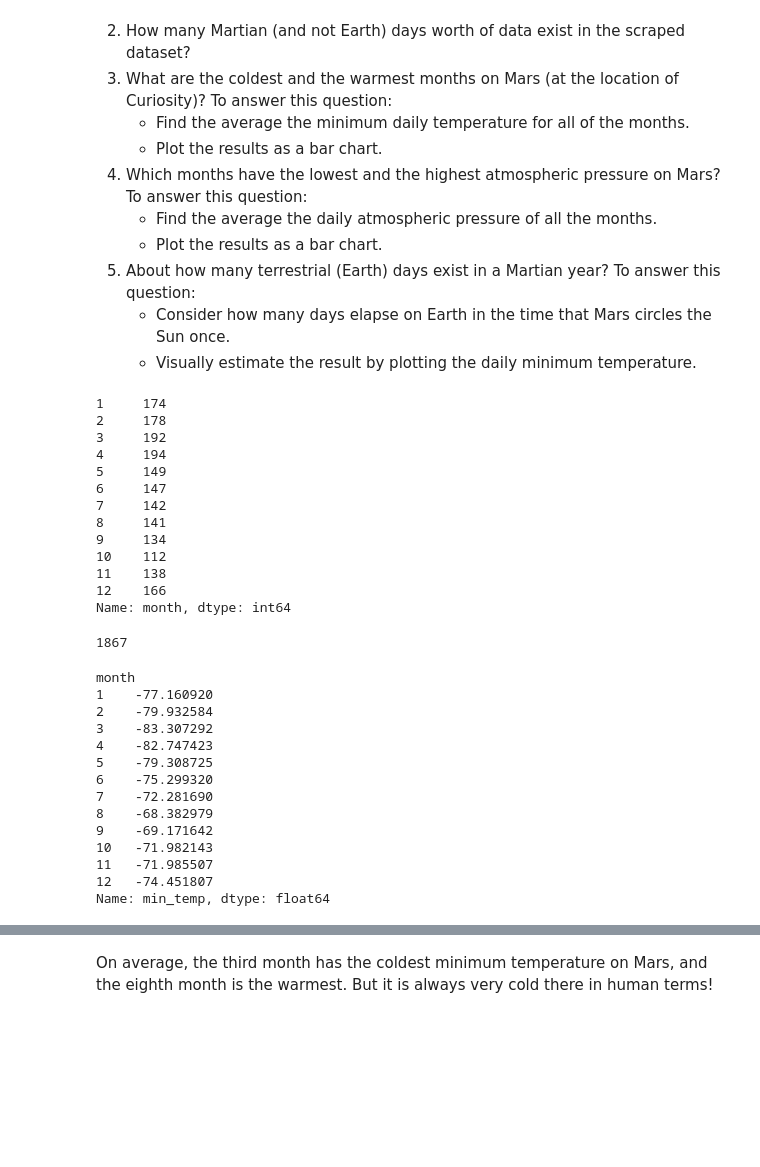
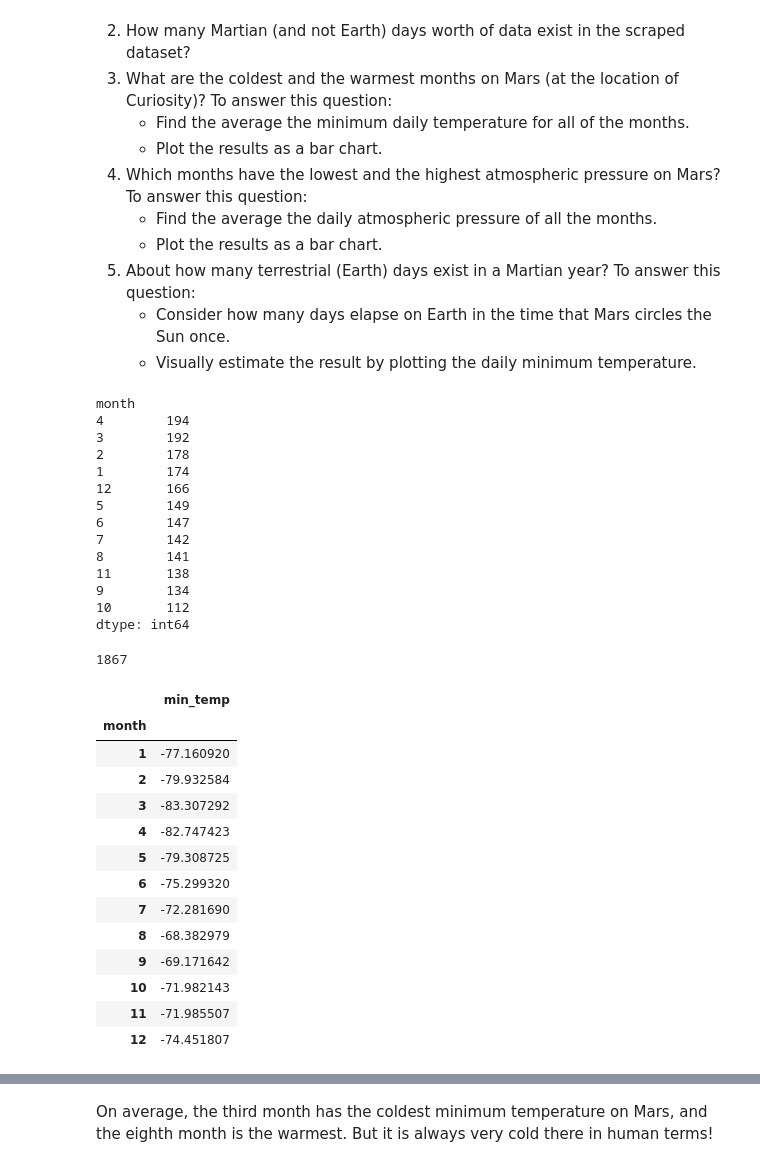
Before and after one commit to mbedino99/Mars_News, a Jupyter notebook: part_2_mars_weather.ipynb, the cells around one changed output, grey strips where cells are left out. Cells and saved outputs as stored; diff of their text form; code cells hidden in the pictures; blank space fills up the shorter version.

```diff
--- a/part_2_mars_weather.ipynb
+++ b/part_2_mars_weather.ipynb
@@ -53,11 +72,13 @@ Assemble the scraped data into a Pandas DataFrame. The columns should have the s
 # %%
 # Create an empty list
 mars_data = []
-rows = table.find_all('tr')
+rows = soup.find_all('tr', class_='data-row')
 # Loop through the scraped data to create a list of rows
 
 for row in rows:
-    row_heading = row.find('th').text
-    row_data = row.find('td').text.strip()
-    mars_data[row_heading] = row_data
+    td = row.find_all('td')
+    row_data = [col.text for col in td]
+    mars_data.append(row_data)
+
+mars_data
 # %% [output]
@@ -125,19 +163,22 @@ Analyze your dataset by using Pandas functions to answer the following questions
     * Visually estimate the result by plotting the daily minimum temperature.
 # %%
 # 1. How many months are there on Mars?
+mars_df = mars_df.sort_values(by=['month'], ascending=True)
+mars_df.value_counts(['month'], sort=True)
 # %% [output]
-1     174
-2     178
-3     192
-4     194
-5     149
-6     147
-7     142
-8     141
-9     134
-10    112
-11    138
-12    166
-Name: month, dtype: int64
+month
+4        194
+3        192
+2        178
+1        174
+12       166
+5        149
+6        147
+7        142
+8        141
+11       138
+9        134
+10       112
+dtype: int64
 # %%
 # 2. How many Martian days' worth of data are there?
@@ -145,20 +187,23 @@ Name: month, dtype: int64
 1867
 # %%
 # 3. What is the average low temperature by month?
+temp_df = mars_df.loc[:, ['month', 'min_temp']]
+mars_temp_mean = temp_df.groupby(['month']).mean()
+mars_temp_mean
 # %% [output]
-month
-1    -77.160920
-2    -79.932584
-3    -83.307292
-4    -82.747423
-5    -79.308725
-6    -75.299320
-7    -72.281690
-8    -68.382979
-9    -69.171642
-10   -71.982143
-11   -71.985507
-12   -74.451807
-Name: min_temp, dtype: float64
+|  | min_temp |
+| month |  |
+| 1 | -77.160920 |
+| 2 | -79.932584 |
+| 3 | -83.307292 |
+| 4 | -82.747423 |
+| 5 | -79.308725 |
+| 6 | -75.299320 |
+| 7 | -72.281690 |
+| 8 | -68.382979 |
+| 9 | -69.171642 |
+| 10 | -71.982143 |
+| 11 | -71.985507 |
+| 12 | -74.451807 |
 # %%
 # Plot the average temperature by month
```
Also changed, not shown: parts of 15 cells of this notebook, 2 other files.
